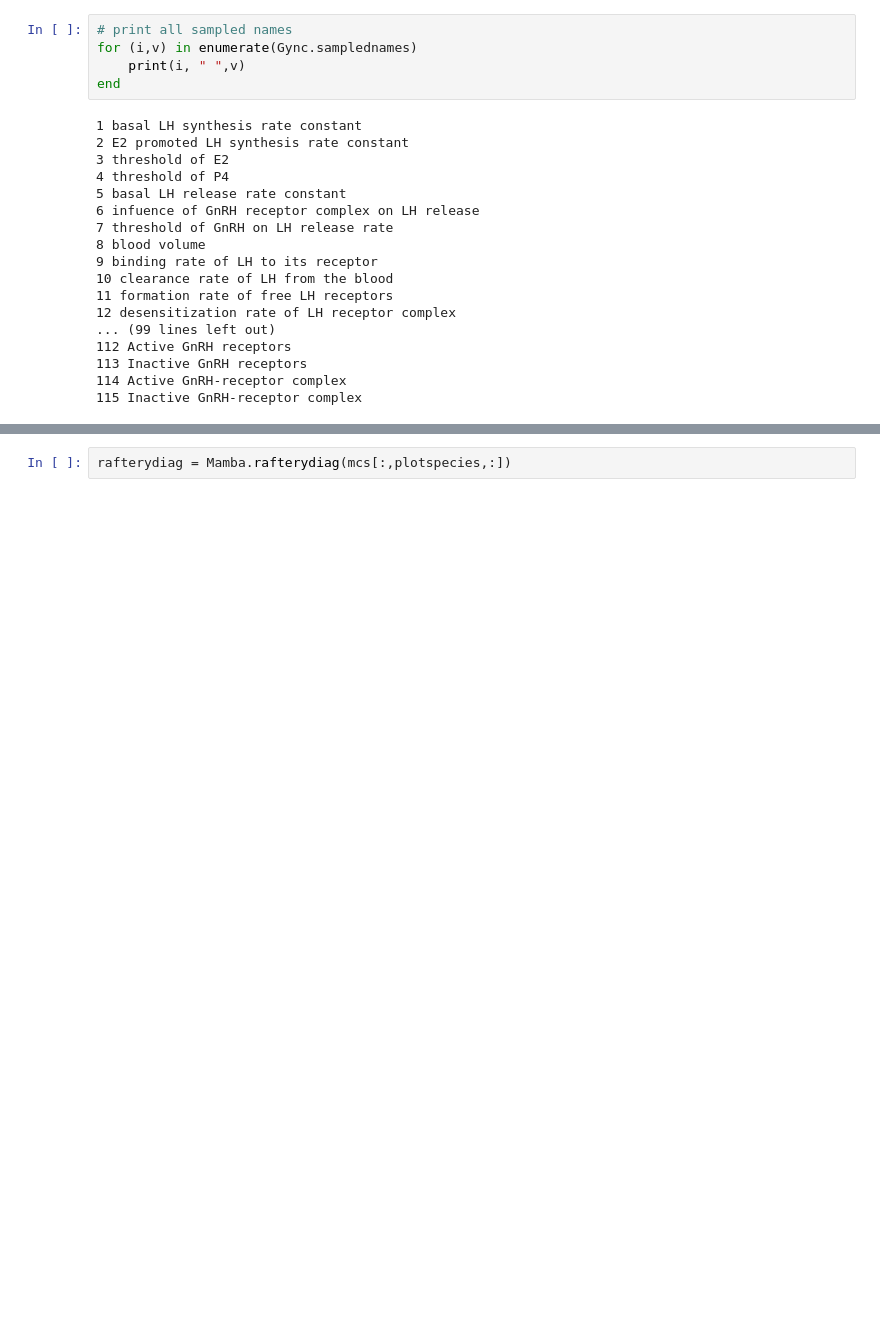
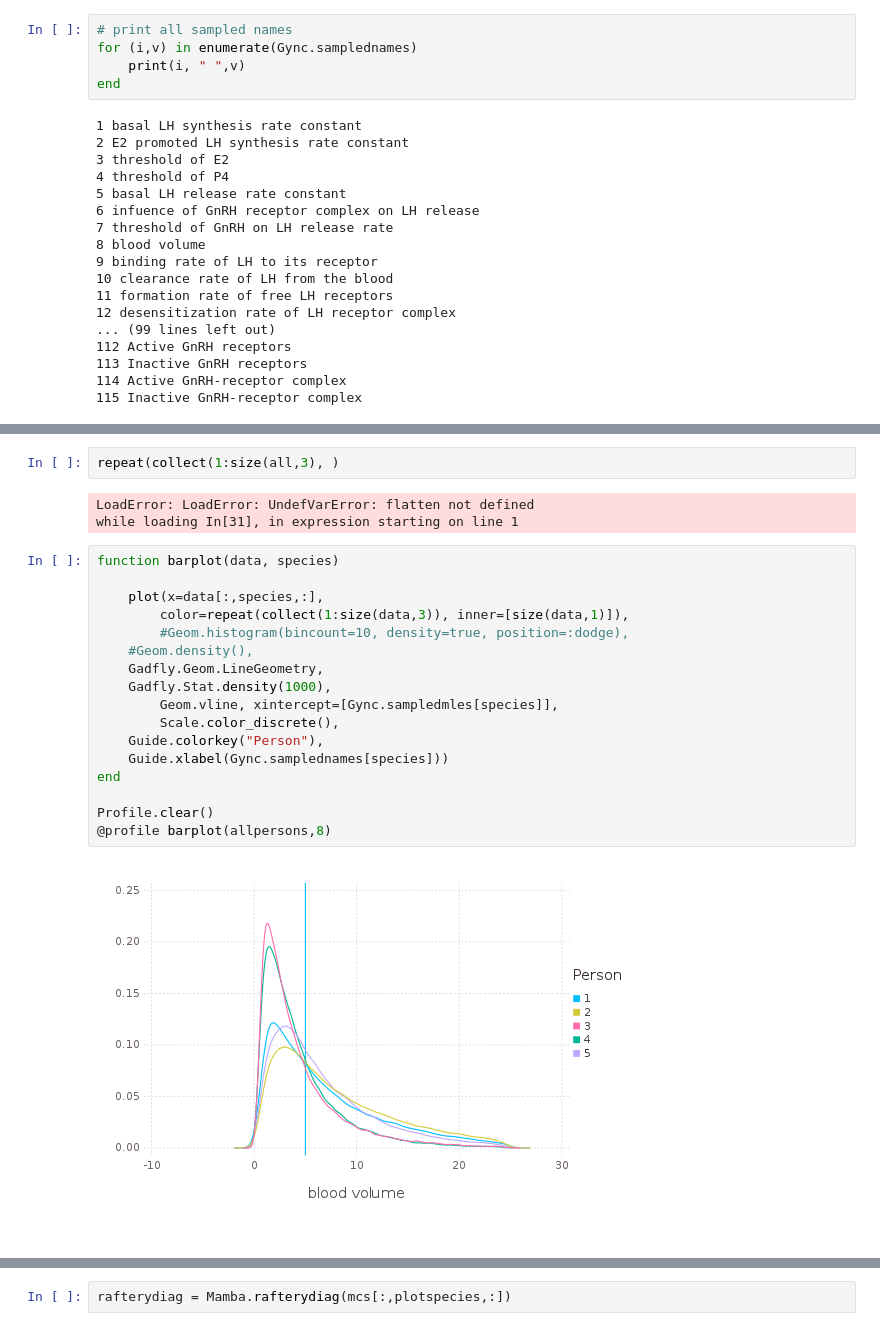
Before and after one commit to axsk/GynC.jl, a Jupyter notebook: notebooks/viewwalk.ipynb, the cells around one changed output, grey strips where cells are left out. Drawn from its saved outputs; the diff is of its cells as text; blank space fills up the shorter version.

```diff
--- a/notebooks/viewwalk.ipynb
+++ b/notebooks/viewwalk.ipynb
@@ -75,0 +118,24 @@ end
+# %%
+repeat(collect(1:size(all,3), )
+# %% [output]
+LoadError: LoadError: UndefVarError: flatten not defined
+while loading In[31], in expression starting on line 1
+# %%
+function barplot(data, species)
+
+    plot(x=data[:,species,:],
+        color=repeat(collect(1:size(data,3)), inner=[size(data,1)]),
+        #Geom.histogram(bincount=10, density=true, position=:dodge),
+    #Geom.density(),
+    Gadfly.Geom.LineGeometry,
+    Gadfly.Stat.density(1000),
+        Geom.vline, xintercept=[Gync.sampledmles[species]],
+        Scale.color_discrete(),
+    Guide.colorkey("Person"),
+    Guide.xlabel(Gync.samplednames[species]))
+end
+
+Profile.clear()
+@profile barplot(allpersons,8)
+# %% [output]
+[figure, added]
```
Also changed, not shown: parts of 14 cells of this notebook, 3 other files.
